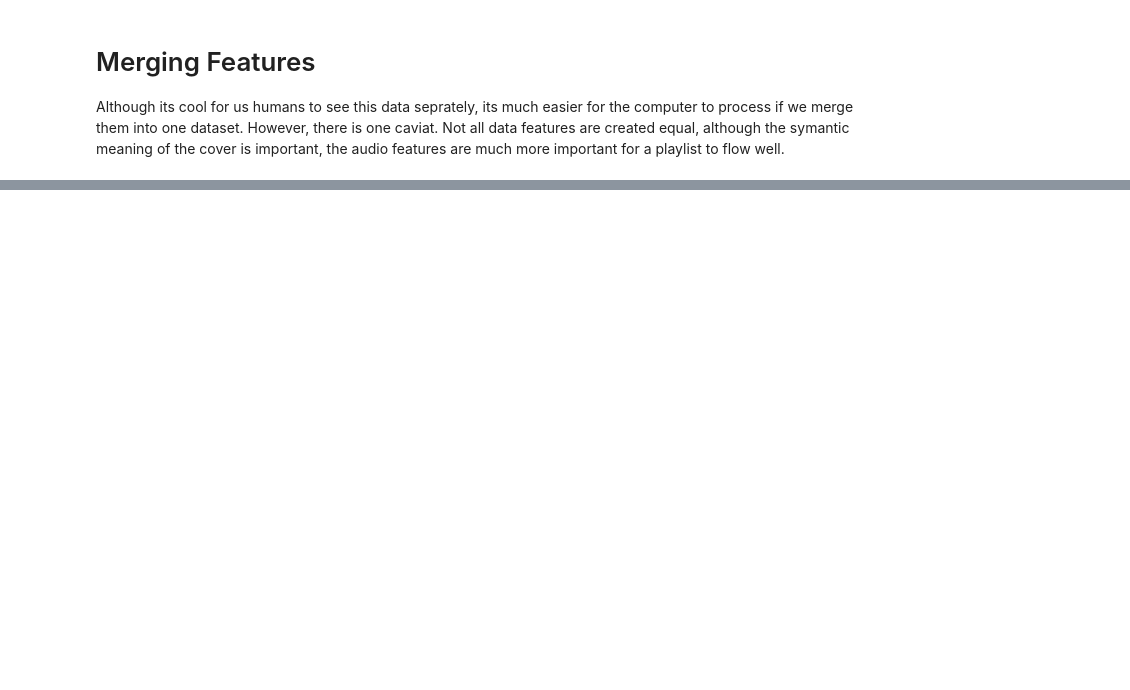
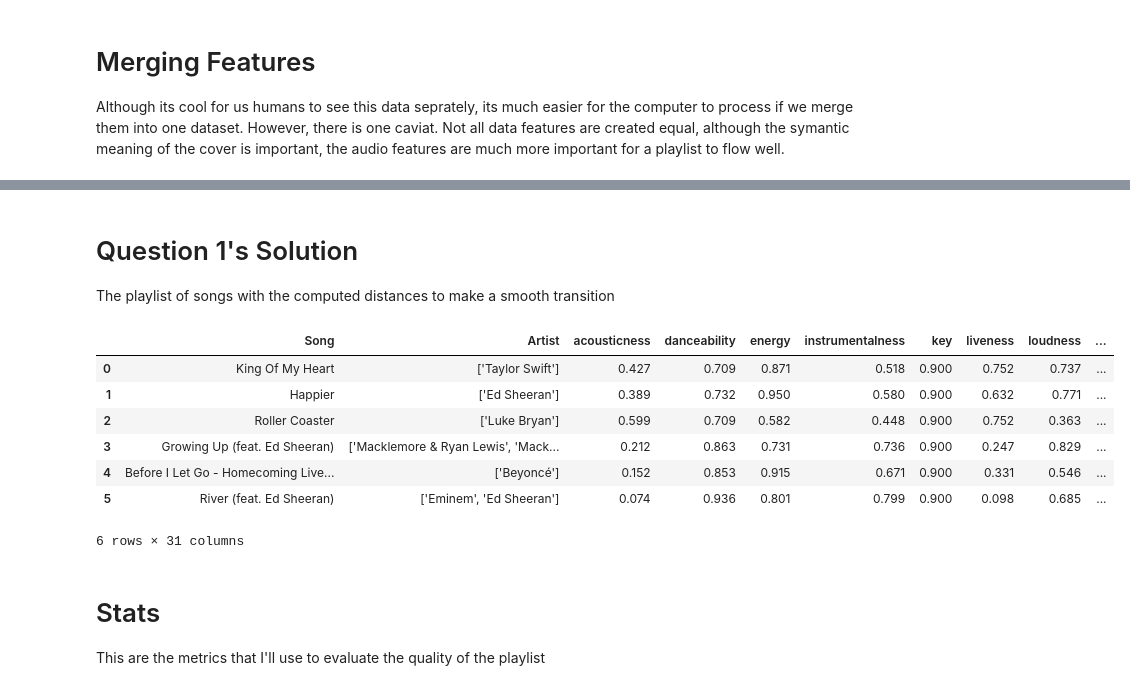
Before and after one commit to eshearer-hash/playlist_builder, a Jupyter notebook: Class Processor.ipynb, the cells around one changed output, grey strips where cells are left out. Cells and saved outputs as stored; diff of their text form; code cells hidden in the pictures; blank space fills up the shorter version.

```diff
--- a/Class Processor.ipynb
+++ b/Class Processor.ipynb
@@ -14,6 +14,9 @@ Normally I would use the database, but I decided to use the CSV file for reprodu
 df_csv = pd.read_csv("songs_export.csv", index_col="id_x")
 df_csv.index = df_csv.index.astype(str)
 df_csv.index.name = "song_id"
+
+song_name_series = df_csv["song_name"]
+artist_series = df_csv["artists"]
 
 audio_col_map = {
     "acousticness": "acousticness",
@@ -429 +334,65 @@ Smooth Transition Playlist (6 songs):
+# %% [markdown]
+# Question 1's Solution
+The playlist of songs with the computed distances to make a smooth transition
+# %%
+route = list(playlist)
+n = len(route)
+improved = True
+iters = 0
+while improved and iters < 50:
+    improved = False
+    iters += 1
+    for i in range(n - 2):
+        for j in range(i + 2, n):
+            old_cost = dist_playlist.loc[route[i], route[i + 1]]
+            if j + 1 < n:
+                old_cost += dist_playlist.loc[route[j], route[j + 1]]
+            new_cost = dist_playlist.loc[route[i], route[j]]
+            if j + 1 < n:
+                new_cost += dist_playlist.loc[route[i + 1], route[j + 1]]
+            if new_cost < old_cost - 1e-9:
+                candidate = route[:i+1] + route[i+1:j+1][::-1] + route[j+1:]
+                artist_ok = all(artist_series[candidate[k]] != artist_series[candidate[k+1]] for k in range(len(candidate)-1))
+                if artist_ok:
+                    route = candidate
+                    improved = True
+playlist = route
+
+
+features = df_audio_norm.columns.tolist()
+rows = []
+for i, sid in enumerate(playlist):
+    row = {"Song": song_name_series[sid], "Artist": artist_series[sid]}
+    for f in features:
+        row[f] = f"{df_audio_norm.loc[sid, f]:.3f}"
+    if i > 0:
+        prev = playlist[i-1]
+        row["Flow Dist"] = f"{dist_flow.loc[prev, sid]:.4f}"
+        row["Audio Dist"] = f"{dist_audio.loc[prev, sid]:.4f}"
+        row["Lyrics Dist"] = f"{dist_lyrics.loc[prev, sid]:.4f}"
+        row["Image Dist"] = f"{dist_image.loc[prev, sid]:.4f}"
+        row["Merged Dist"] = f"{dist_merged.loc[prev, sid]:.4f}"
+        row["Blended Dist"] = f"{dist_playlist.loc[prev, sid]:.4f}"
+    else:
+        row["Flow Dist"] = "-"
+        row["Audio Dist"] = "-"
+        row["Lyrics Dist"] = "-"
+        row["Image Dist"] = "-"
+        row["Merged Dist"] = "-"
+        row["Blended Dist"] = "-"
+    rows.append(row)
+
+display(pd.DataFrame(rows))
+# %% [output]
+|  | Song | Artist | acousticness | danceability | energy | instrumentalness | key | liveness | loudness | ... |
+| 0 | King Of My Heart | ['Taylor Swift'] | 0.427 | 0.709 | 0.871 | 0.518 | 0.900 | 0.752 | 0.737 | ... |
+| 1 | Happier | ['Ed Sheeran'] | 0.389 | 0.732 | 0.950 | 0.580 | 0.900 | 0.632 | 0.771 | ... |
+| 2 | Roller Coaster | ['Luke Bryan'] | 0.599 | 0.709 | 0.582 | 0.448 | 0.900 | 0.752 | 0.363 | ... |
+| 3 | Growing Up (feat. Ed Sheeran) | ['Macklemore & Ryan Lewis', 'Mack... | 0.212 | 0.863 | 0.731 | 0.736 | 0.900 | 0.247 | 0.829 | ... |
+| 4 | Before I Let Go - Homecoming Live... | ['Beyoncé'] | 0.152 | 0.853 | 0.915 | 0.671 | 0.900 | 0.331 | 0.546 | ... |
+| 5 | River (feat. Ed Sheeran) | ['Eminem', 'Ed Sheeran'] | 0.074 | 0.936 | 0.801 | 0.799 | 0.900 | 0.098 | 0.685 | ... |
+6 rows × 31 columns
+# %% [markdown]
+# Stats
+This are the metrics that I'll use to evaluate the quality of the playlist
 # %%
```
Also changed, not shown: parts of 25 cells of this notebook, 2 other files.
